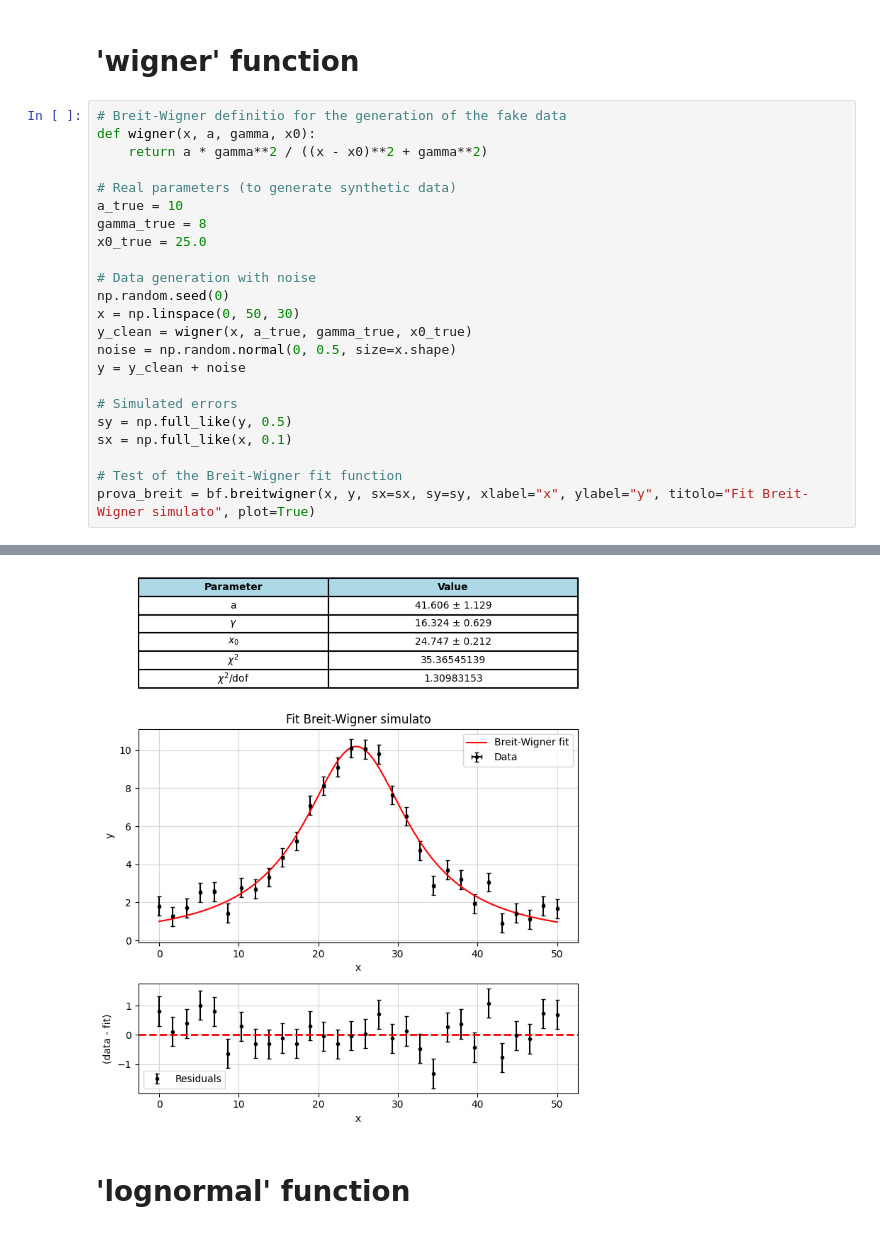
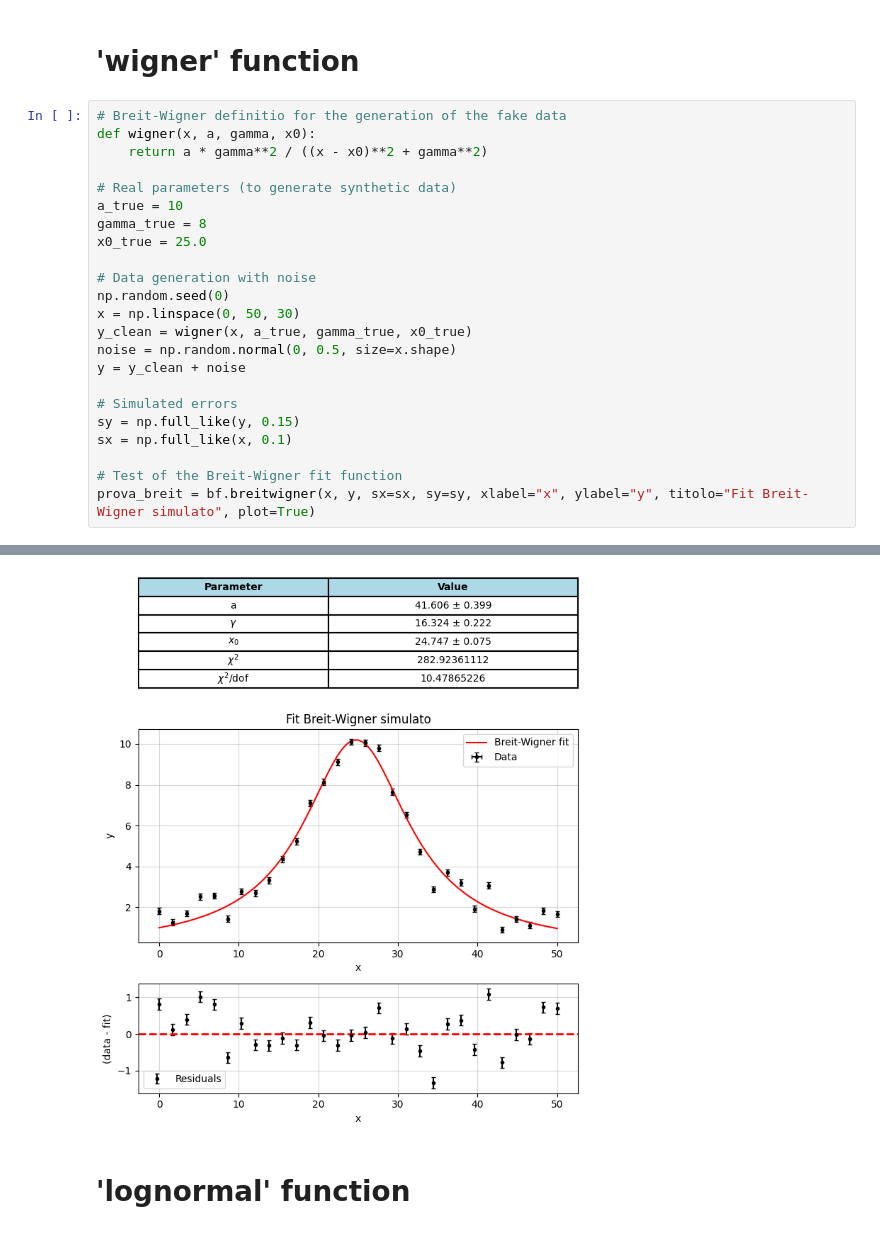
Before and after one commit to b3n3d3tt4/basics, a Jupyter notebook: bfexamples.ipynb, the cells around one changed output, grey strips where cells are left out. Drawn from its saved outputs; the diff is of its cells as text.

```diff
--- a/bfexamples.ipynb
+++ b/bfexamples.ipynb
@@ -157,7 +174,7 @@ noise = np.random.normal(0, 0.5, size=x.shape)
 y = y_clean + noise
 
 # Simulated errors
-sy = np.full_like(y, 0.5)
+sy = np.full_like(y, 0.15)
 sx = np.full_like(x, 0.1)
 
 # Test of the Breit-Wigner fit function
@@ -180,4 +197,4 @@ Reduced Chi-squared = 1.309831532956608
-[figure, old version]
+[figure, new version]
 # %% [markdown]
 # 'lognormal' function
 # %%
```
Also changed, not shown: parts of 10 cells of this notebook, 1 other file.
